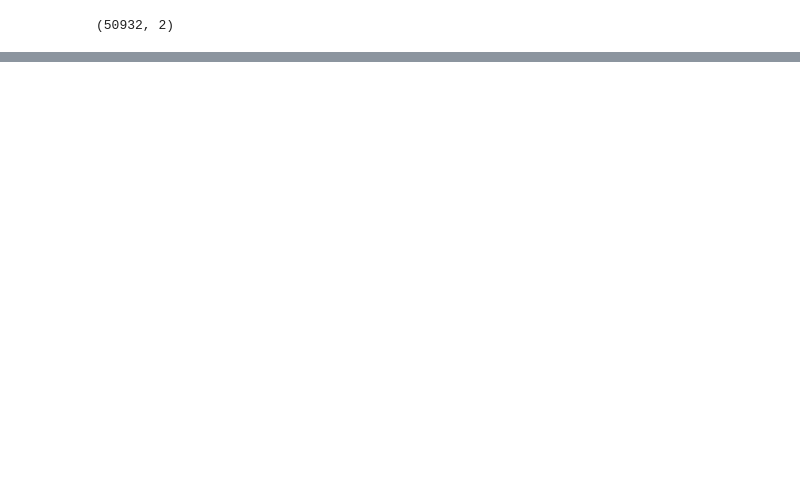
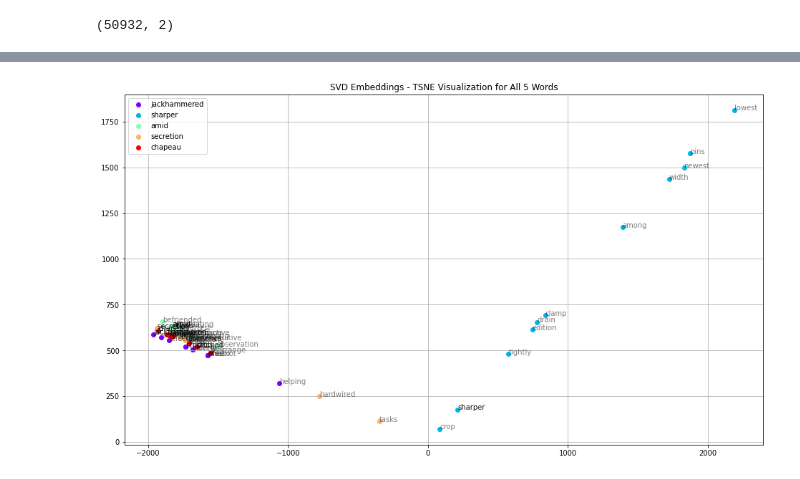
Before and after one commit to sagarsj42/train_embeddings, a Jupyter notebook: notebooks/visualize_svd_embeddings.ipynb, the cells around one changed output, grey strips where cells are left out. Cells and saved outputs as stored; diff of their text form; code cells hidden in the pictures; blank space fills up the shorter version.

```diff
--- a/notebooks/visualize_svd_embeddings.ipynb
+++ b/notebooks/visualize_svd_embeddings.ipynb
@@ -198,0 +203,29 @@ for word, color in zip(word_distances, colors):
+# %%
+colors = cm.rainbow(np.linspace(0, 1, 5))
+plt.figure(figsize=(16, 9))
+
+for word, color in zip(word_distances, colors):
+    w1_e = word_distances[word][0]
+    distances = word_distances[word][1]
+    x = w1_e[0]
+    y = w1_e[1]
+
+    plt.scatter(x, y, label=word, color=color)
+    plt.annotate(word, alpha=0.9, xy=(x, y))
+
+    for d in distances:
+        word2 = d[0]
+        w2_e = d[1]
+        x = w2_e[0]
+        y = w2_e[1]
+
+        plt.scatter(x, y, color=color)
+        plt.annotate(word2, alpha=0.5, xy=(x, y))
+
+plt.title('SVD Embeddings - TSNE Visualization for All 5 Words')
+plt.legend()
+plt.grid()
+plt.savefig('svd-all.png')
+plt.show()
+# %% [output]
+[figure, added]
```
Also changed, not shown: parts of 6 cells of this notebook, 2 other files.
